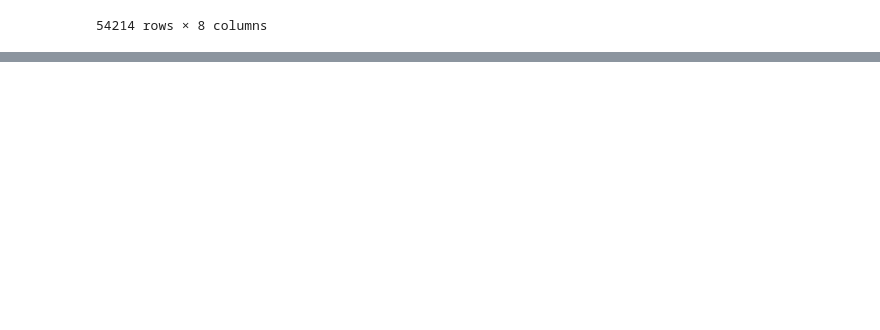
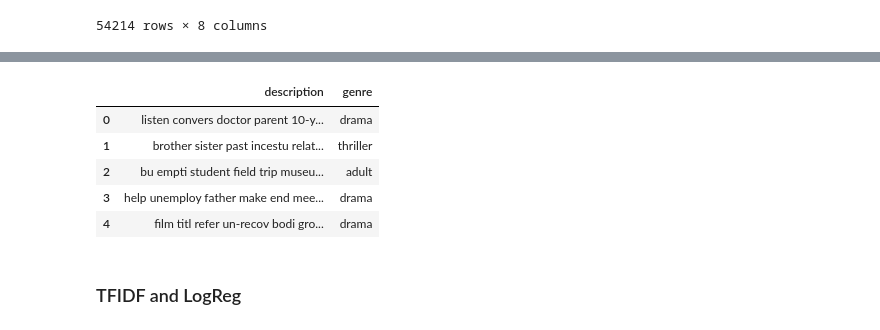
Before and after one commit to legobridge/movie-genre-classification, a Jupyter notebook: notebooks/feature_extraction&class_imbalance.ipynb, the cells around one changed output, grey strips where cells are left out. Saved outputs shown, nothing was run; the diff lists cells and outputs as text; code cells hidden in the pictures; blank space fills up the shorter version.

```diff
--- a/notebooks/feature_extraction&class_imbalance.ipynb
+++ b/notebooks/feature_extraction&class_imbalance.ipynb
@@ -29,0 +40,2 @@ train_df
+# %%
+train_df = train_df[train_df['language']=='English']
@@ -29,0 +51,8 @@ train_df
+# %%
+X, y = train_df['processed_description_string'],train_df['genre']
+# %%
+oversample = RandomOverSampler(sampling_strategy='not majority')
+# fit and apply the transform
+X_over, y_over = oversample.fit_resample(X.values.reshape(-1,1), y)
+# summarize class distribution
+sns.countplot(y=y_over)
@@ -29,0 +62,10 @@ train_df
+# %%
+oversampled_df = pd.DataFrame({'description':X_over.reshape(-1),'genre':y_over})
+oversampled_df.head()
+# %% [output]
+|  | description | genre |
+| 0 | listen convers doctor parent 10-y... | drama |
+| 1 | brother sister past incestu relat... | thriller |
+| 2 | bu empti student field trip museu... | adult |
+| 3 | help unemploy father make end mee... | drama |
+| 4 | film titl refer un-recov bodi gro... | drama |
@@ -29,0 +74,2 @@ train_df
+# %% [markdown]
+### TFIDF and LogReg
```
Also changed, not shown: parts of 15 cells of this notebook, 7 other files.
